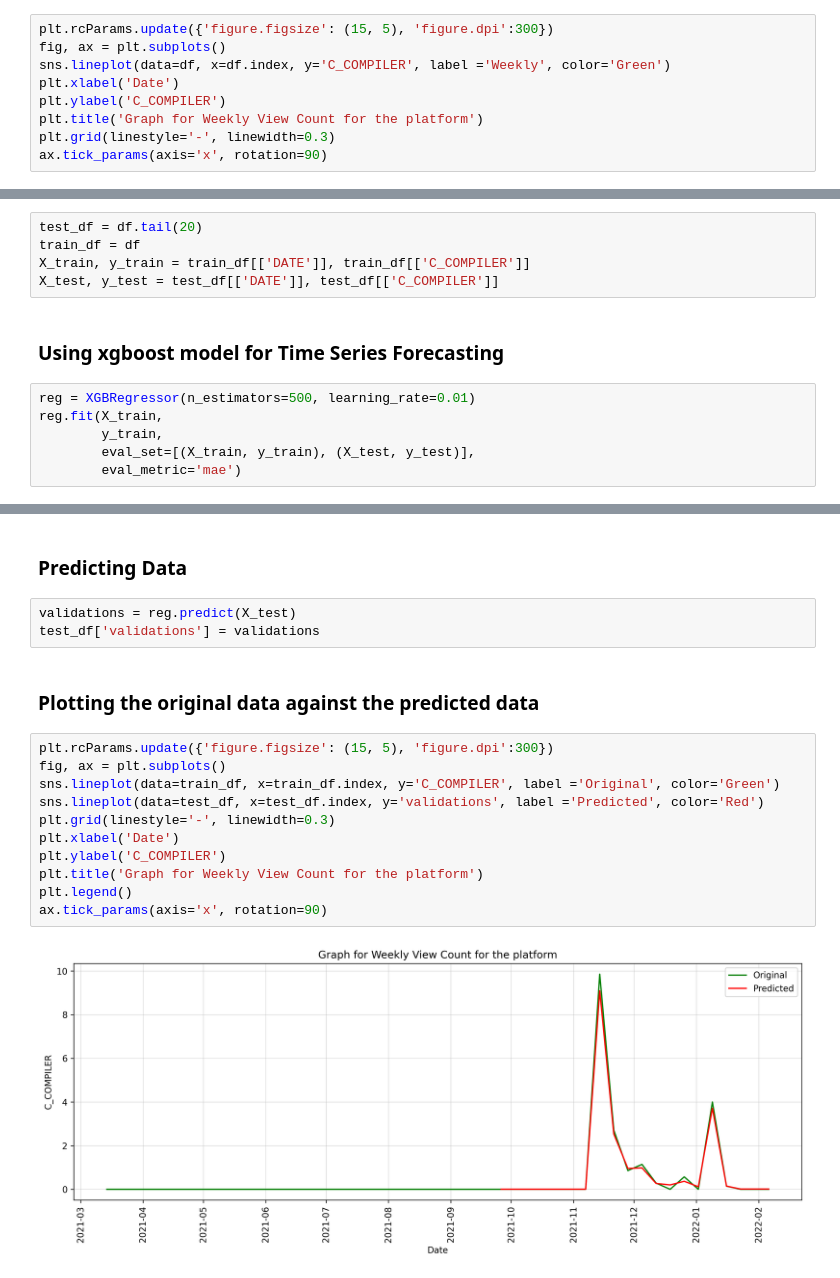
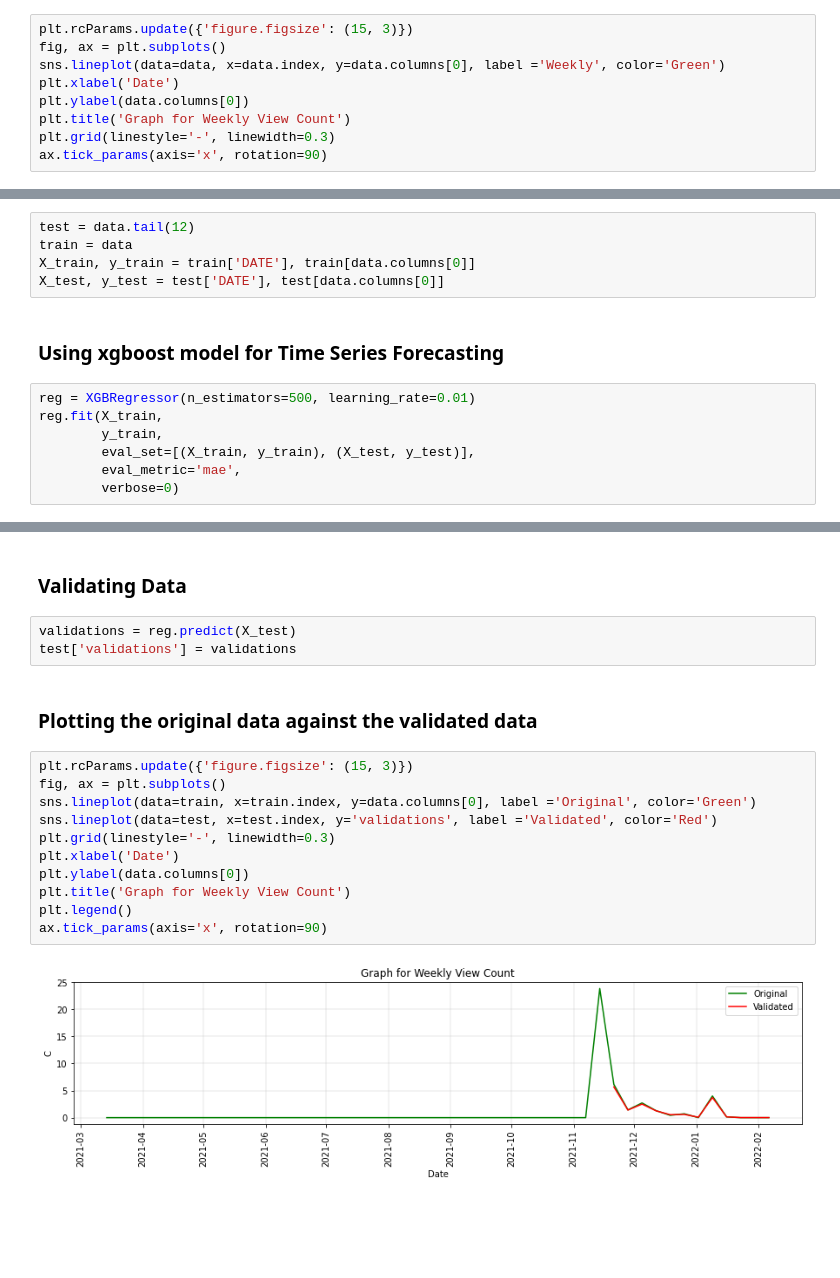
Before and after one commit to PrajjwalPathak/One-Percent-Projects, a Jupyter notebook: Data_Analysis/DataPrediction_CDM_App_Date_Apple.ipynb, the cells around one changed output, grey strips where cells are left out. Drawn from its saved outputs; the diff is of its cells as text; blank space fills up the shorter version.

```diff
--- a/Data_Analysis/DataPrediction_CDM_App_Date_Apple.ipynb
+++ b/Data_Analysis/DataPrediction_CDM_App_Date_Apple.ipynb
@@ -63,12 +81,12 @@ df.head()
 # %% [markdown]
 ## Plotting the weekly View Count for the app
 # %%
-plt.rcParams.update({'figure.figsize': (15, 5), 'figure.dpi':300})
+plt.rcParams.update({'figure.figsize': (15, 3)})
 fig, ax = plt.subplots()
-sns.lineplot(data=df, x=df.index, y='C_COMPILER', label ='Weekly', color='Green')
+sns.lineplot(data=data, x=data.index, y=data.columns[0], label ='Weekly', color='Green')
 plt.xlabel('Date')
-plt.ylabel('C_COMPILER')
-plt.title('Graph for Weekly View Count for the platform')
+plt.ylabel(data.columns[0])
+plt.title('Graph for Weekly View Count')
 plt.grid(linestyle='-', linewidth=0.3)
 ax.tick_params(axis='x', rotation=90)
 # %% [output]
@@ -76,10 +94,10 @@ ax.tick_params(axis='x', rotation=90)
 # %% [markdown]
 ### Splitting data into train and test
 # %%
-test_df = df.tail(20)
-train_df = df
-X_train, y_train = train_df[['DATE']], train_df[['C_COMPILER']]
-X_test, y_test = test_df[['DATE']], test_df[['C_COMPILER']]
+test = data.tail(12)
+train = data
+X_train, y_train = train['DATE'], train[data.columns[0]]
+X_test, y_test = test['DATE'], test[data.columns[0]]
 # %% [markdown]
 ### Using xgboost model for Time Series Forecasting
 # %%
@@ -87,5 +105,6 @@ reg = XGBRegressor(n_estimators=500, learning_rate=0.01)
 reg.fit(X_train,
         y_train,
         eval_set=[(X_train, y_train), (X_test, y_test)],
-        eval_metric='mae')
+        eval_metric='mae',
+        verbose=0)
 # %% [output]
@@ -118,20 +120,20 @@ XGBRegressor(base_score=0.5, booster='gbtree', colsample_bylevel=1,
 # %% [markdown]
-### Predicting Data
+### Validating Data
 # %%
 validations = reg.predict(X_test)
-test_df['validations'] = validations
+test['validations'] = validations
 # %% [markdown]
-### Plotting the original data against the predicted data
+### Plotting the original data against the validated data
 # %%
-plt.rcParams.update({'figure.figsize': (15, 5), 'figure.dpi':300})
+plt.rcParams.update({'figure.figsize': (15, 3)})
 fig, ax = plt.subplots()
-sns.lineplot(data=train_df, x=train_df.index, y='C_COMPILER', label ='Original', color='Green')
-sns.lineplot(data=test_df, x=test_df.index, y='validations', label ='Predicted', color='Red')
+sns.lineplot(data=train, x=train.index, y=data.columns[0], label ='Original', color='Green')
+sns.lineplot(data=test, x=test.index, y='validations', label ='Validated', color='Red')
 plt.grid(linestyle='-', linewidth=0.3)
 plt.xlabel('Date')
-plt.ylabel('C_COMPILER')
-plt.title('Graph for Weekly View Count for the platform')
+plt.ylabel(data.columns[0])
+plt.title('Graph for Weekly View Count')
 plt.legend()
 ax.tick_params(axis='x', rotation=90)
 # %% [output]
-[figure, old version]
+[figure, new version]
```
Also changed, not shown: parts of 12 cells of this notebook, 1 other file.
